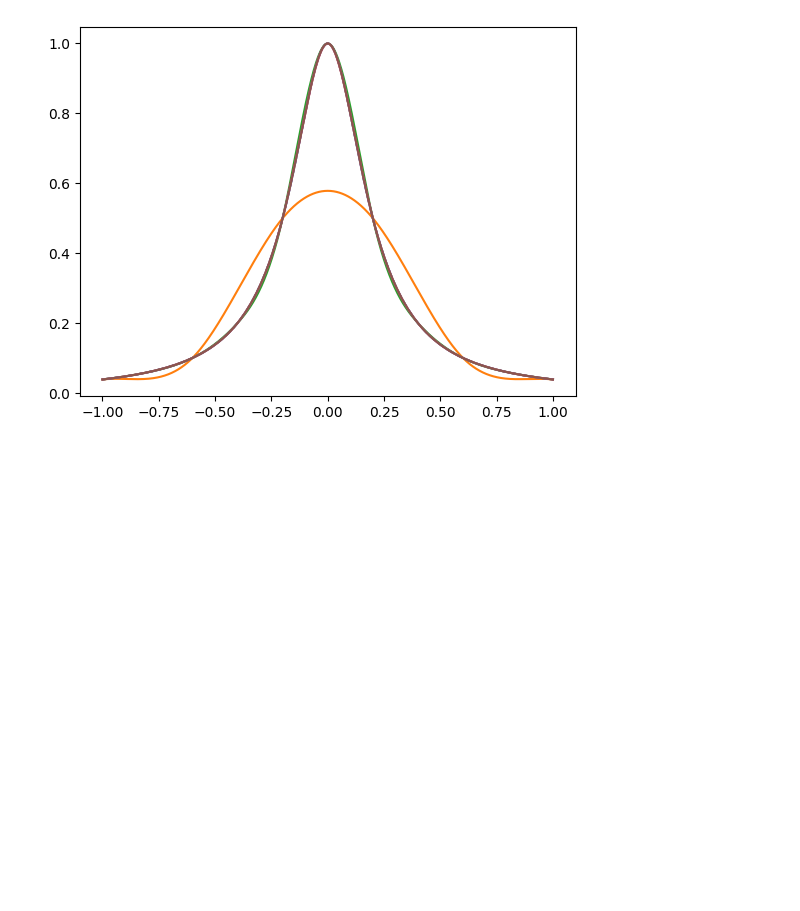
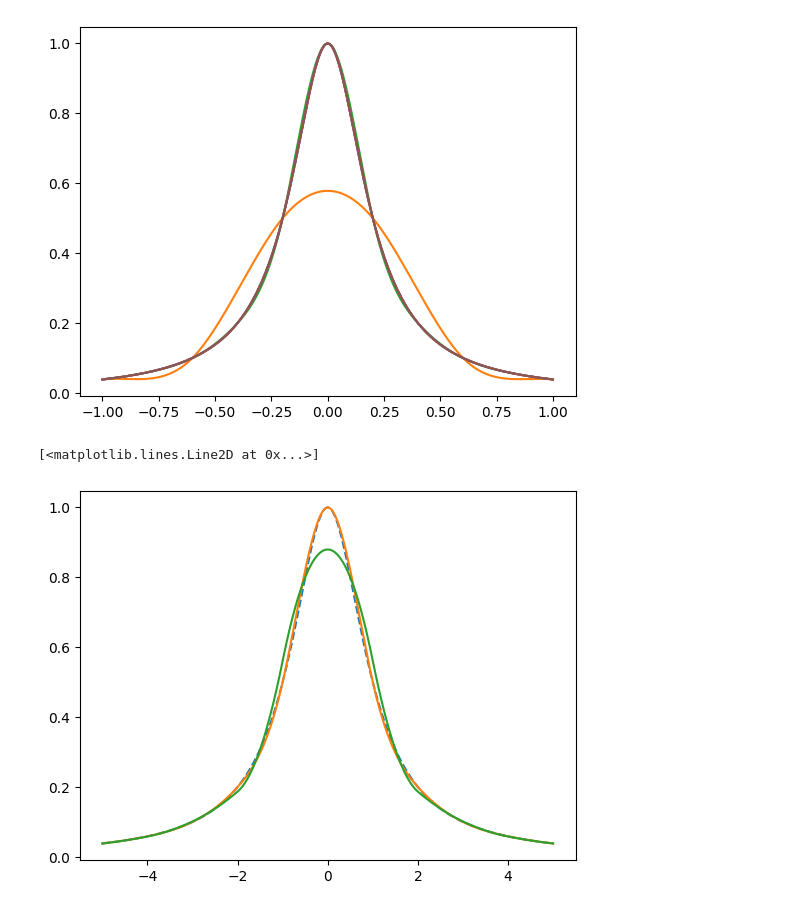
Before and after one commit to fr200110217102/na2022, a Jupyter notebook: HW3/CubicSpinePlot.ipynb, the cells around one changed output. Cells and saved outputs as stored; diff of their text form; code cells hidden in the pictures; blank space fills up the shorter version.

```diff
--- a/HW3/CubicSpinePlot.ipynb
+++ b/HW3/CubicSpinePlot.ipynb
@@ -29,3 +29,25 @@ plt.plot(data['x'], data['y'])
 # %% [output]
 [<matplotlib.lines.Line2D at 0x...>]
 [figure]
+# %%
+import matplotlib.pyplot as plt
+import numpy as np
+import pandas as pd
+
+def f(x) :
+    return 1 / (1 + x**2)
+
+x = np.linspace(-5, 5, 1000)
+y = [f(t) for t in x]
+plt.plot(x, y, '--')
+
+file6 = pd.read_csv("b1.csv")
+data = pd.DataFrame(file6)
+plt.plot(data['x'], data['y'])
+
+file7 = pd.read_csv("b2.csv")
+data = pd.DataFrame(file7)
+plt.plot(data['x'], data['y'])
+# %% [output]
+[<matplotlib.lines.Line2D at 0x...>]
+[figure, added]
```
Also changed, not shown: parts of 2 cells of this notebook, 17 other files.
